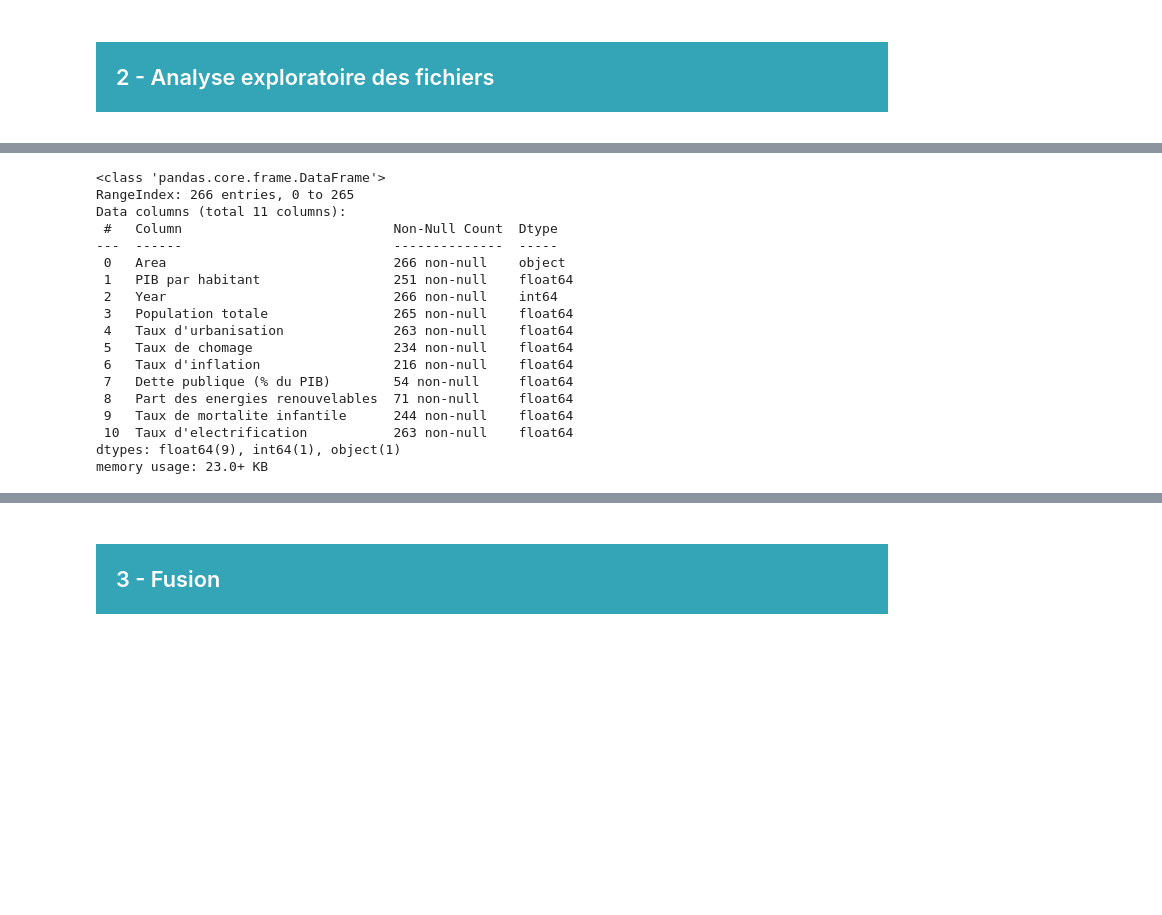
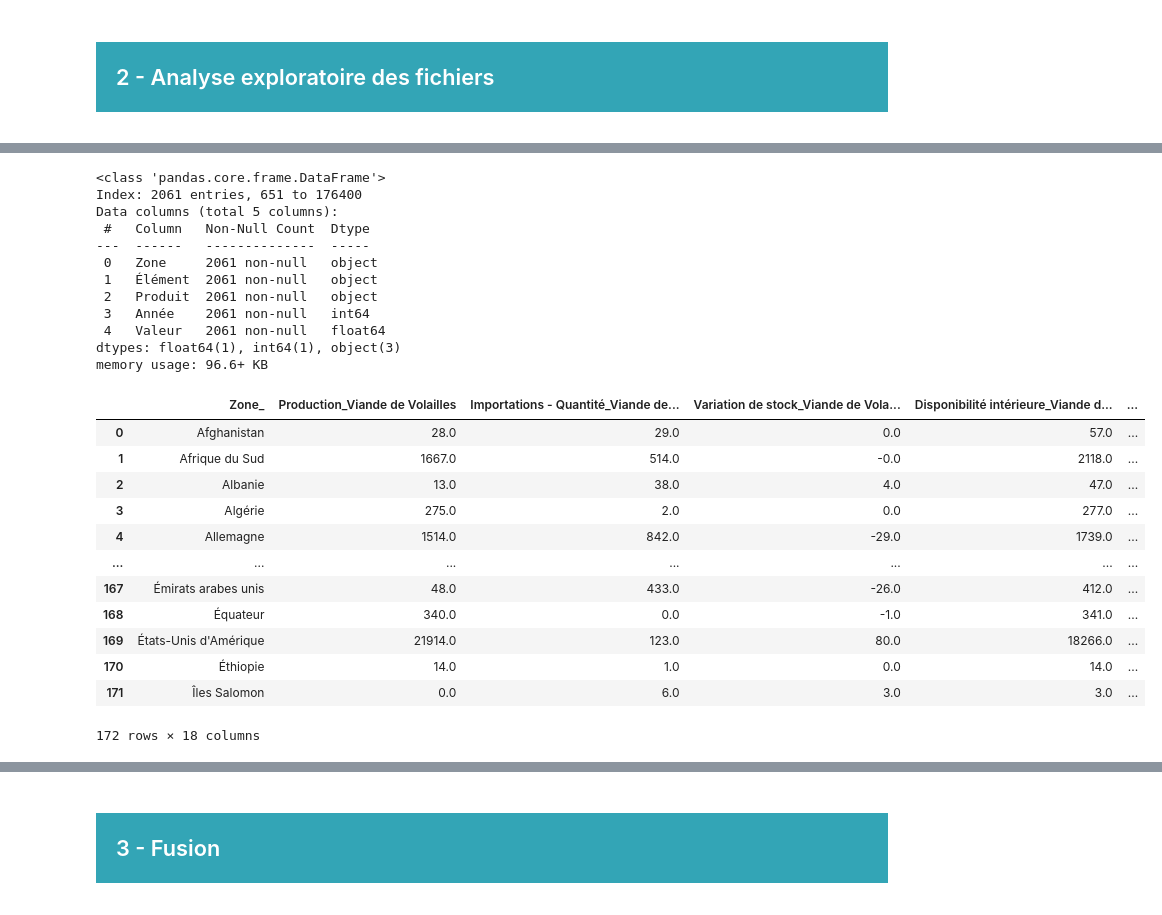
Before and after one commit to obenmaha/BioPoultryMarketAnalysis, a Jupyter notebook: Notebook.ipynb, the cells around one changed output, grey strips where cells are left out. Cells and saved outputs as stored; diff of their text form; code cells hidden in the pictures; blank space fills up the shorter version.

```diff
--- a/Notebook.ipynb
+++ b/Notebook.ipynb
@@ -35,0 +116,3 @@ df_internet = pd.read_csv("Data/internet.csv", sep=";")
+# %%
+df_food = df_food.drop(['Code Domaine','Domaine','Code zone','Code Élément','Code Produit','Code année','Unité','Symbole','Description du Symbole'], axis=1)
+df_food.head()
@@ -35,0 +126,4 @@ df_internet = pd.read_csv("Data/internet.csv", sep=";")
+# %%
+df_Volailles = df_food[df_food['Produit'] == 'Viande de Volailles']
+
+df_Volailles.head()
@@ -36,21 +137,33 @@ df_internet = pd.read_csv("Data/internet.csv", sep=";")
 # %%
-df_world.info()
+df_Volailles.info()
 # %% [output]
 <class 'pandas.core.frame.DataFrame'>
-RangeIndex: 266 entries, 0 to 265
-Data columns (total 11 columns):
- #   Column                           Non-Null Count  Dtype
----  ------                           --------------  -----
- 0   Area                             266 non-null    object
- 1   PIB par habitant                 251 non-null    float64
- 2   Year                             266 non-null    int64
- 3   Population totale                265 non-null    float64
- 4   Taux d'urbanisation              263 non-null    float64
- 5   Taux de chomage                  234 non-null    float64
- 6   Taux d'inflation                 216 non-null    float64
- 7   Dette publique (% du PIB)        54 non-null     float64
- 8   Part des energies renouvelables  71 non-null     float64
- 9   Taux de mortalite infantile      244 non-null    float64
- 10  Taux d'electrification           263 non-null    float64
-dtypes: float64(9), int64(1), object(1)
-memory usage: 23.0+ KB
+Index: 2061 entries, 651 to 176400
+Data columns (total 5 columns):
+ #   Column   Non-Null Count  Dtype
+---  ------   --------------  -----
+ 0   Zone     2061 non-null   object
+ 1   Élément  2061 non-null   object
+ 2   Produit  2061 non-null   object
+ 3   Année    2061 non-null   int64
+ 4   Valeur   2061 non-null   float64
+dtypes: float64(1), int64(1), object(3)
+memory usage: 96.6+ KB
+# %%
+df_pivot1 = df_Volailles.pivot(index='Zone', columns=['Élément', 'Produit'], values='Valeur').reset_index()
+df_pivot1.columns = ['_'.join(col).strip() if isinstance(col, tuple) else col for col in df_pivot1.columns.values]
+df_pivot1
+# %% [output]
+|  | Zone_ | Production_Viande de Volailles | Importations - Quantité_Viande de... | Variation de stock_Viande de Vola... | Disponibilité intérieure_Viande d... | ... |
+| 0 | Afghanistan | 28.0 | 29.0 | 0.0 | 57.0 | ... |
+| 1 | Afrique du Sud | 1667.0 | 514.0 | -0.0 | 2118.0 | ... |
+| 2 | Albanie | 13.0 | 38.0 | 4.0 | 47.0 | ... |
+| 3 | Algérie | 275.0 | 2.0 | 0.0 | 277.0 | ... |
+| 4 | Allemagne | 1514.0 | 842.0 | -29.0 | 1739.0 | ... |
+| ... | ... | ... | ... | ... | ... | ... |
+| 167 | Émirats arabes unis | 48.0 | 433.0 | -26.0 | 412.0 | ... |
+| 168 | Équateur | 340.0 | 0.0 | -1.0 | 341.0 | ... |
+| 169 | États-Unis d'Amérique | 21914.0 | 123.0 | 80.0 | 18266.0 | ... |
+| 170 | Éthiopie | 14.0 | 1.0 | 0.0 | 14.0 | ... |
+| 171 | Îles Salomon | 0.0 | 6.0 | 3.0 | 3.0 | ... |
+172 rows × 18 columns
```
Also changed, not shown: parts of 135 cells of this notebook, 10 other files.
